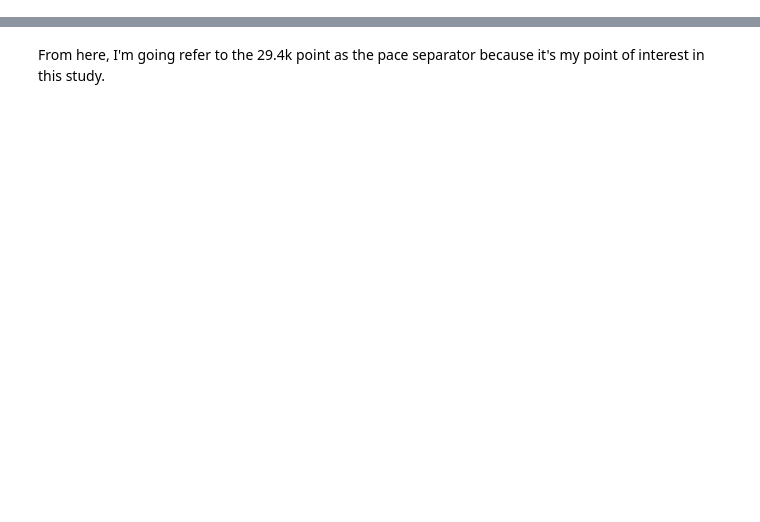
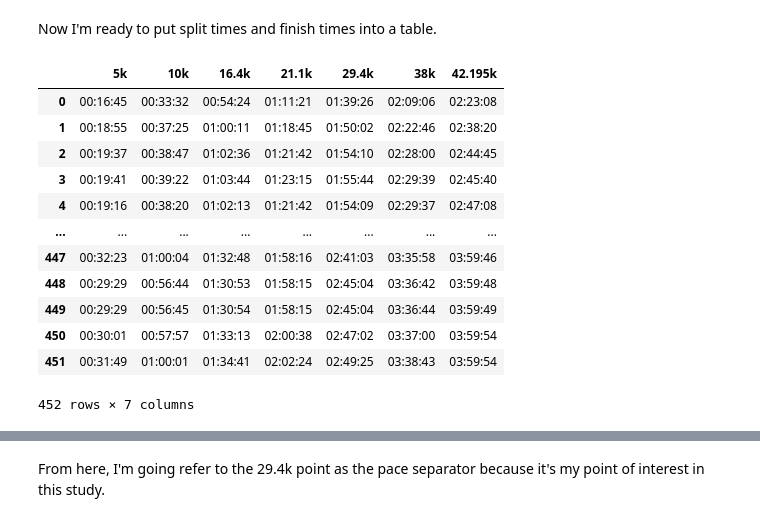
Before and after one commit to 2rara/Jupyter-Notebook, a Jupyter notebook: Reykjavik Marathon 2019 Analyzer.ipynb, the cells around one changed output, grey strips where cells are left out. Saved outputs shown, nothing was run; the diff lists cells and outputs as text; code cells hidden in the pictures; blank space fills up the shorter version.

```diff
--- a/Reykjavik Marathon 2019 Analyzer.ipynb
+++ b/Reykjavik Marathon 2019 Analyzer.ipynb
@@ -243,0 +63,4 @@ df2.plot.box(grid=True)
+# %%
+cleansed_df = target_runners.query("(BIB != 283)&(BIB != 632)&(BIB != 468)") # Omitting the irregular data
+cleansed_df = cleansed_df.reset_index(drop=True) # Resetting the index because of the omitted entries
+cleansed_df
@@ -243,0 +81,4 @@ df2.plot.box(grid=True)
+# %%
+#　Splitting the intermediate　records by each record point
+cleansed_splits = cleansed_df['Split'].str.split(' \([0-9]*\skm\)| \([0-9]*,[0-9]*\skm\)')
+cleansed_splits
@@ -243,0 +98,3 @@ df2.plot.box(grid=True)
+# %%
+finishtimes = cleansed_df['Time']
+finishtimes
@@ -243,0 +114,46 @@ df2.plot.box(grid=True)
+# %% [markdown]
+Now I'm ready to put split times and finish times into a table.
+# %%
+l_5k = [] # Making a list to put the 5k results in
+l_10k = [] # Doing the same for the other distances
+l_16k = []
+l_21k = []
+l_29k = []
+l_38k = []
+
+for i in range(len(cleansed_splits)):
+        l_5k.append(cleansed_splits[i][0])
+        l_10k.append(cleansed_splits[i][1])
+        l_16k.append(cleansed_splits[i][2])
+        l_21k.append(cleansed_splits[i][3])
+        l_29k.append(cleansed_splits[i][4])
+        l_38k.append(cleansed_splits[i][5])
+# %%
+# Creating a table to put all the results in
+name = ['5k', '10k', '16.4k', '21.1k', '29.4k','38k','42.195k']
+
+runners_df = pd.DataFrame(columns = name)
+
+# Putting the running records into the new table
+runners_df['5k'] = l_5k
+runners_df['10k'] = l_10k
+runners_df['16.4k'] = l_16k
+runners_df['21.1k'] = l_21k
+runners_df['29.4k'] = l_29k
+runners_df['38k'] = l_38k
+runners_df['42.195k'] = finishtimes
+runners_df
+# %% [output]
+|  | 5k | 10k | 16.4k | 21.1k | 29.4k | 38k | 42.195k |
+| 0 | 00:16:45 | 00:33:32 | 00:54:24 | 01:11:21 | 01:39:26 | 02:09:06 | 02:23:08 |
+| 1 | 00:18:55 | 00:37:25 | 01:00:11 | 01:18:45 | 01:50:02 | 02:22:46 | 02:38:20 |
+| 2 | 00:19:37 | 00:38:47 | 01:02:36 | 01:21:42 | 01:54:10 | 02:28:00 | 02:44:45 |
+| 3 | 00:19:41 | 00:39:22 | 01:03:44 | 01:23:15 | 01:55:44 | 02:29:39 | 02:45:40 |
+| 4 | 00:19:16 | 00:38:20 | 01:02:13 | 01:21:42 | 01:54:09 | 02:29:37 | 02:47:08 |
+| ... | ... | ... | ... | ... | ... | ... | ... |
+| 447 | 00:32:23 | 01:00:04 | 01:32:48 | 01:58:16 | 02:41:03 | 03:35:58 | 03:59:46 |
+| 448 | 00:29:29 | 00:56:44 | 01:30:53 | 01:58:15 | 02:45:04 | 03:36:42 | 03:59:48 |
+| 449 | 00:29:29 | 00:56:45 | 01:30:54 | 01:58:15 | 02:45:04 | 03:36:44 | 03:59:49 |
+| 450 | 00:30:01 | 00:57:57 | 01:33:13 | 02:00:38 | 02:47:02 | 03:37:00 | 03:59:54 |
+| 451 | 00:31:49 | 01:00:01 | 01:34:41 | 02:02:24 | 02:49:25 | 03:38:43 | 03:59:54 |
+452 rows × 7 columns
```
Also changed, not shown: parts of 48 cells of this notebook.
